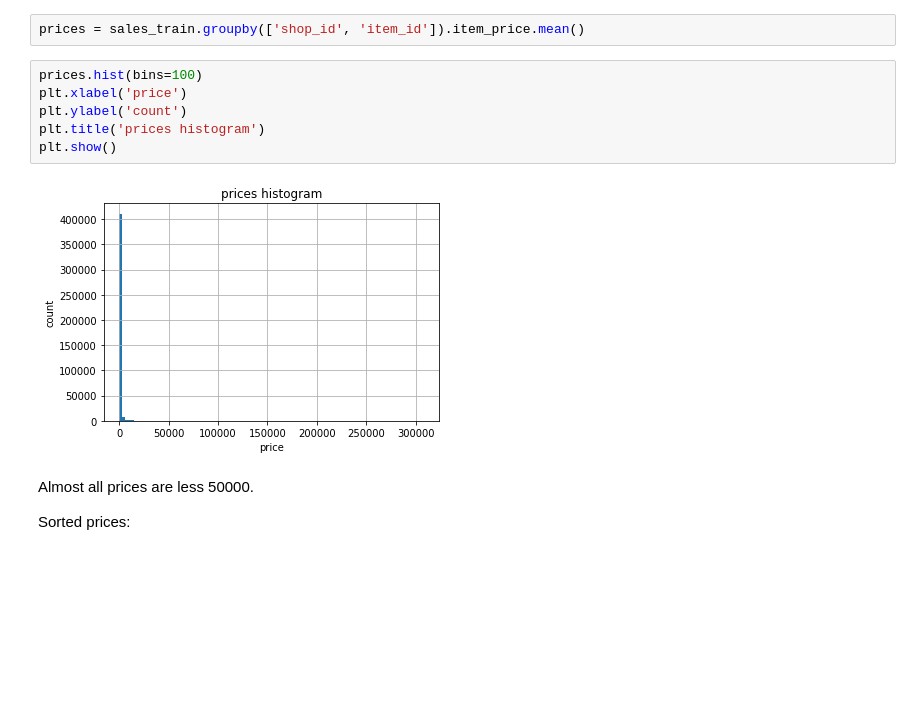
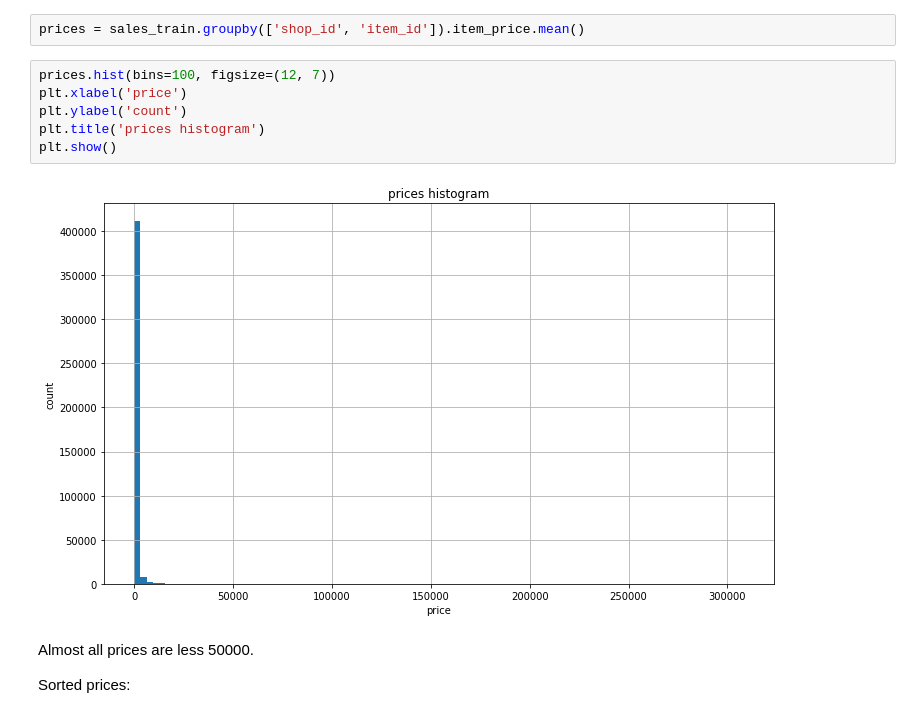
Before and after one commit to vkhmara/EPAM-Internship, a Jupyter notebook: Predict future sales/EDA future sales.ipynb, the cells around one changed output. Saved outputs shown, nothing was run; the diff lists cells and outputs as text; blank space fills up the shorter version.

```diff
--- a/Predict future sales/EDA future sales.ipynb
+++ b/Predict future sales/EDA future sales.ipynb
@@ -317,13 +316,13 @@ Mean price among all shops and items:
 # %%
 prices = sales_train.groupby(['shop_id', 'item_id']).item_price.mean()
 # %%
-prices.hist(bins=100)
+prices.hist(bins=100, figsize=(12, 7))
 plt.xlabel('price')
 plt.ylabel('count')
 plt.title('prices histogram')
 plt.show()
 # %% [output]
-[figure, old version]
+[figure, new version]
 # %% [markdown]
 Almost all prices are less 50000.
 
```
Also changed, not shown: parts of 30 cells of this notebook.
